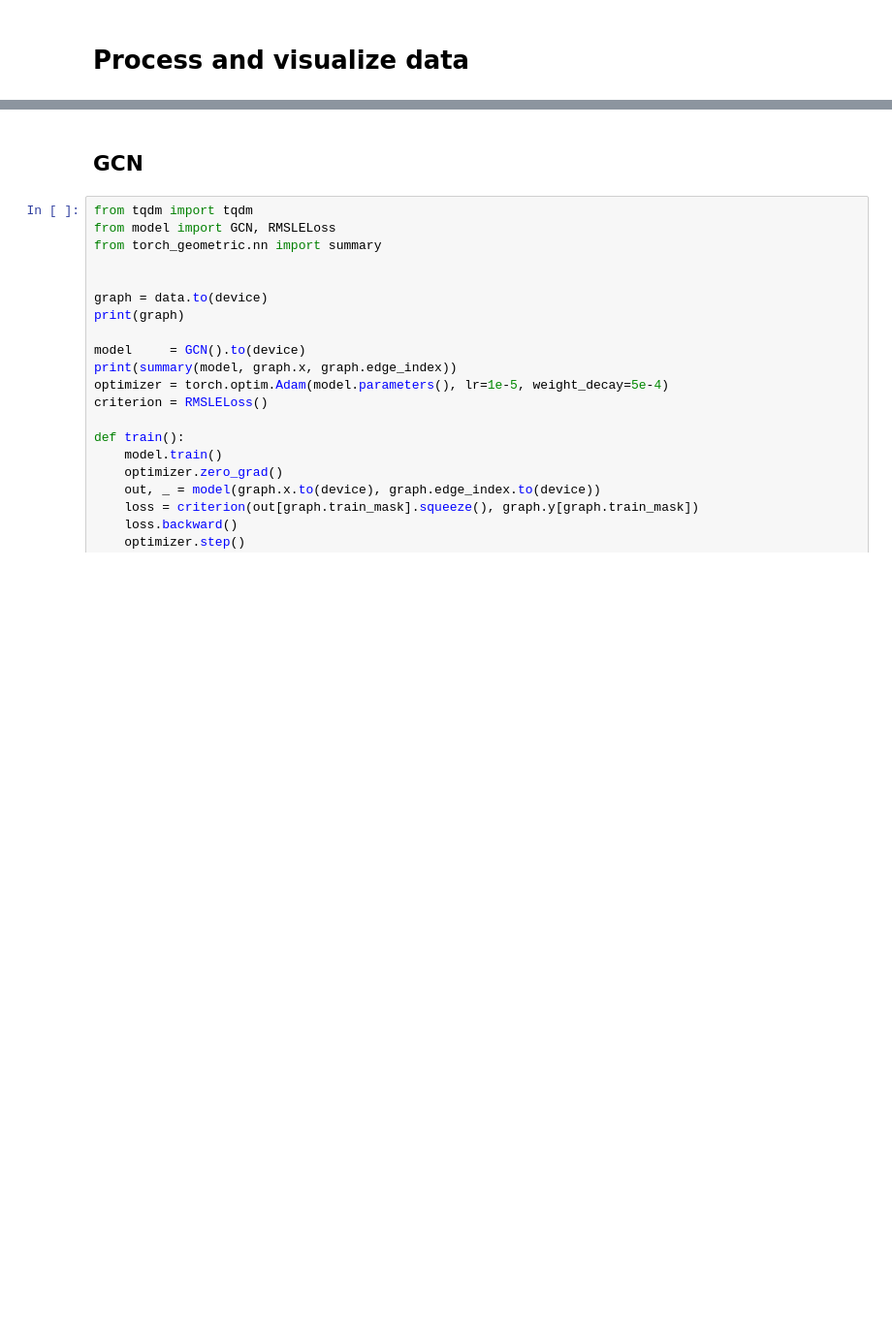
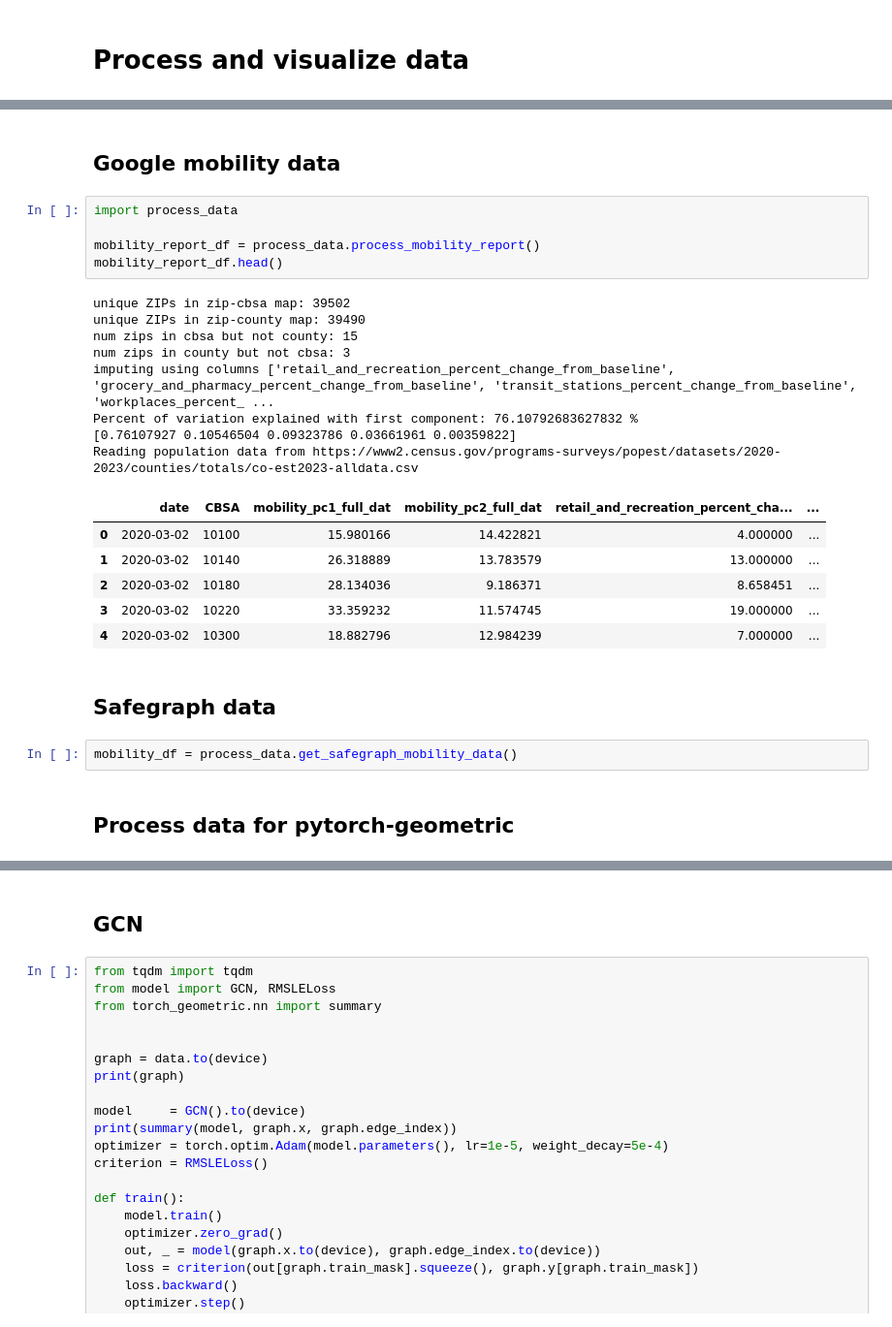
Before and after one commit to hwunrow/cgnn, a Jupyter notebook: src/main.ipynb, the cells around one changed output, grey strips where cells are left out. Shown at 97% size. Saved outputs shown, nothing was run; the diff lists cells and outputs as text; blank space fills up the shorter version.

```diff
--- a/src/main.ipynb
+++ b/src/main.ipynb
@@ -119,2 +48,30 @@ fig.savefig("../assets/safegraph.png")
+# %% [markdown]
+## Google mobility data
+# %%
+import process_data
+
+mobility_report_df = process_data.process_mobility_report()
+mobility_report_df.head()
+# %% [output]
+unique ZIPs in zip-cbsa map: 39502
+unique ZIPs in zip-county map: 39490
+num zips in cbsa but not county: 15
+num zips in county but not cbsa: 3
+imputing using columns ['retail_and_recreation_percent_change_from_baseline', 'grocery_and_pharmacy_percent_change_from_baseline', 'transit_stations_percent_change_from_baseline', 'workplaces_percent_ ...
+Percent of variation explained with first component: 76.10792683627832 %
+[0.76107927 0.10546504 0.09323786 0.03661961 0.00359822]
+Reading population data from https://www2.census.gov/programs-surveys/popest/datasets/2020-2023/counties/totals/co-est2023-alldata.csv
+|  | date | CBSA | mobility_pc1_full_dat | mobility_pc2_full_dat | retail_and_recreation_percent_cha... | ... |
+| 0 | 2020-03-02 | 10100 | 15.980166 | 14.422821 | 4.000000 | ... |
+| 1 | 2020-03-02 | 10140 | 26.318889 | 13.783579 | 13.000000 | ... |
+| 2 | 2020-03-02 | 10180 | 28.134036 | 9.186371 | 8.658451 | ... |
+| 3 | 2020-03-02 | 10220 | 33.359232 | 11.574745 | 19.000000 | ... |
+| 4 | 2020-03-02 | 10300 | 18.882796 | 12.984239 | 7.000000 | ... |
+# %% [markdown]
+## Safegraph data
+# %%
+mobility_df = process_data.get_safegraph_mobility_data()
+# %% [markdown]
+## Process data for pytorch-geometric
 # %%
 import torch
```
Also changed, not shown: parts of 45 cells of this notebook.
